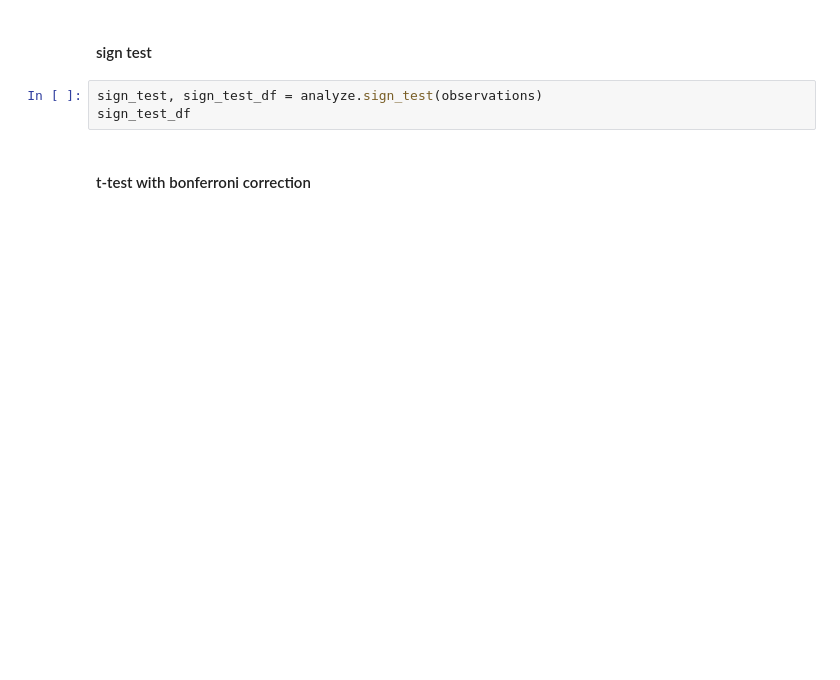
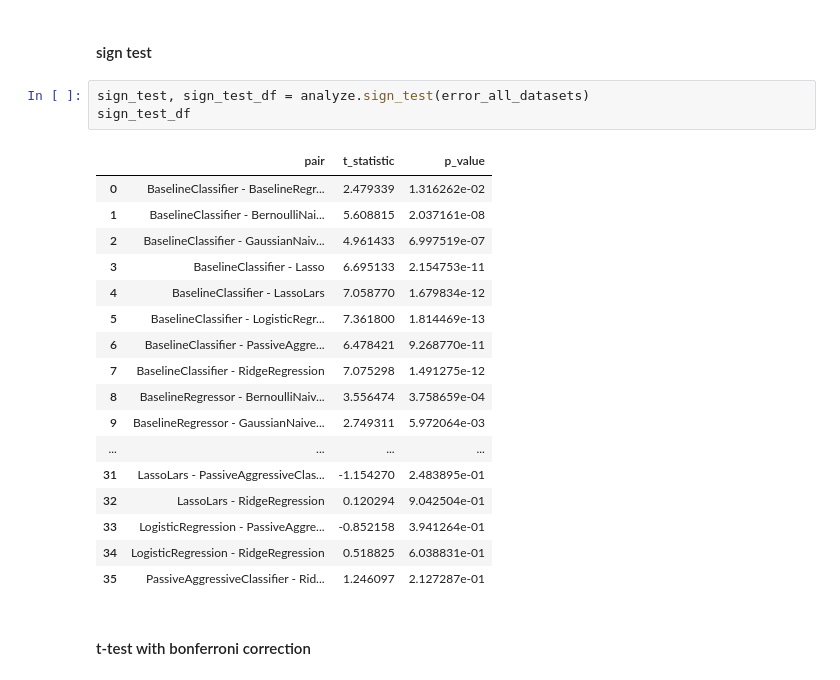
Before and after one commit to sktime/mlaut, a Jupyter notebook: mleap.ipynb, the cells around one changed output. Drawn from its saved outputs; the diff is of its cells as text; blank space fills up the shorter version.

```diff
--- a/mleap.ipynb
+++ b/mleap.ipynb
@@ -55,8 +191,26 @@ t_test_df
 # %% [markdown]
 #### sign test
 # %%
-sign_test, sign_test_df = analyze.sign_test(observations)
+sign_test, sign_test_df = analyze.sign_test(error_all_datasets)
 sign_test_df
+# %% [output]
+|  | pair | t_statistic | p_value |
+| 0 | BaselineClassifier - BaselineRegr... | 2.479339 | 1.316262e-02 |
+| 1 | BaselineClassifier - BernoulliNai... | 5.608815 | 2.037161e-08 |
+| 2 | BaselineClassifier - GaussianNaiv... | 4.961433 | 6.997519e-07 |
+| 3 | BaselineClassifier - Lasso | 6.695133 | 2.154753e-11 |
+| 4 | BaselineClassifier - LassoLars | 7.058770 | 1.679834e-12 |
+| 5 | BaselineClassifier - LogisticRegr... | 7.361800 | 1.814469e-13 |
+| 6 | BaselineClassifier - PassiveAggre... | 6.478421 | 9.268770e-11 |
+| 7 | BaselineClassifier - RidgeRegression | 7.075298 | 1.491275e-12 |
+| 8 | BaselineRegressor - BernoulliNaiv... | 3.556474 | 3.758659e-04 |
+| 9 | BaselineRegressor - GaussianNaive... | 2.749311 | 5.972064e-03 |
+| ... | ... | ... | ... |
+| 31 | LassoLars - PassiveAggressiveClas... | -1.154270 | 2.483895e-01 |
+| 32 | LassoLars - RidgeRegression | 0.120294 | 9.042504e-01 |
+| 33 | LogisticRegression - PassiveAggre... | -0.852158 | 3.941264e-01 |
+| 34 | LogisticRegression - RidgeRegression | 0.518825 | 6.038831e-01 |
+| 35 | PassiveAggressiveClassifier - Rid... | 1.246097 | 2.127287e-01 |
 # %% [markdown]
 #### t-test with bonferroni correction
 # %%
```
Also changed, not shown: parts of 12 cells of this notebook.
